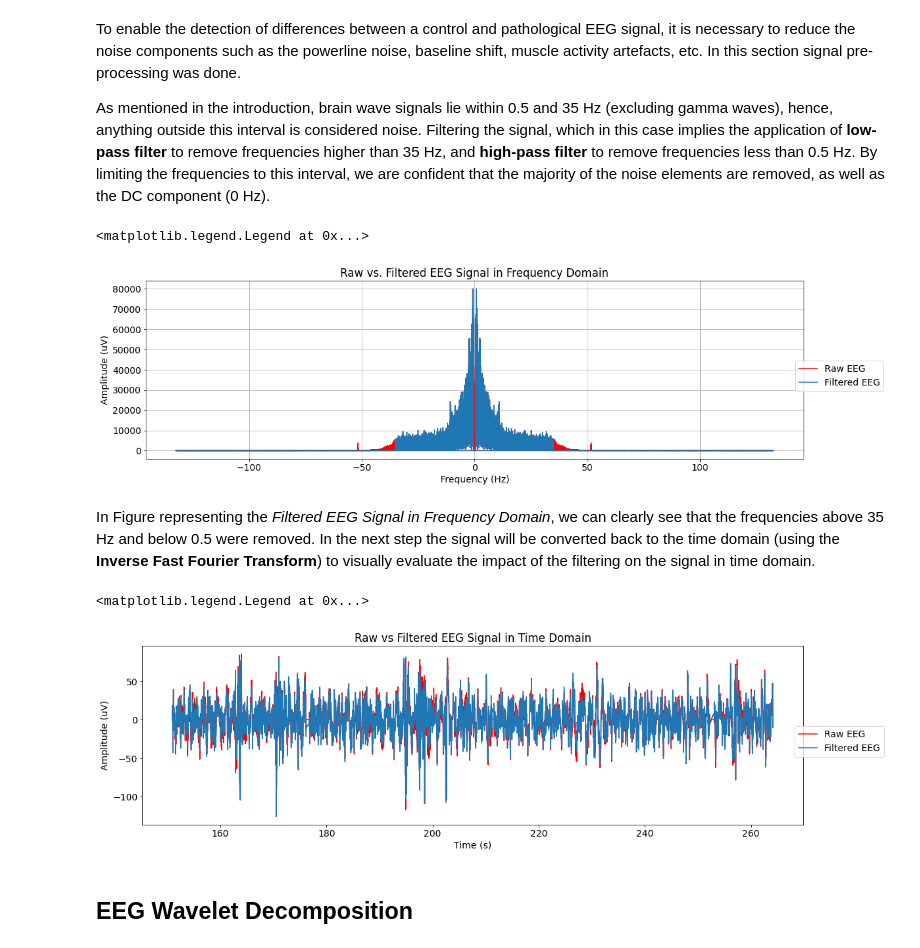
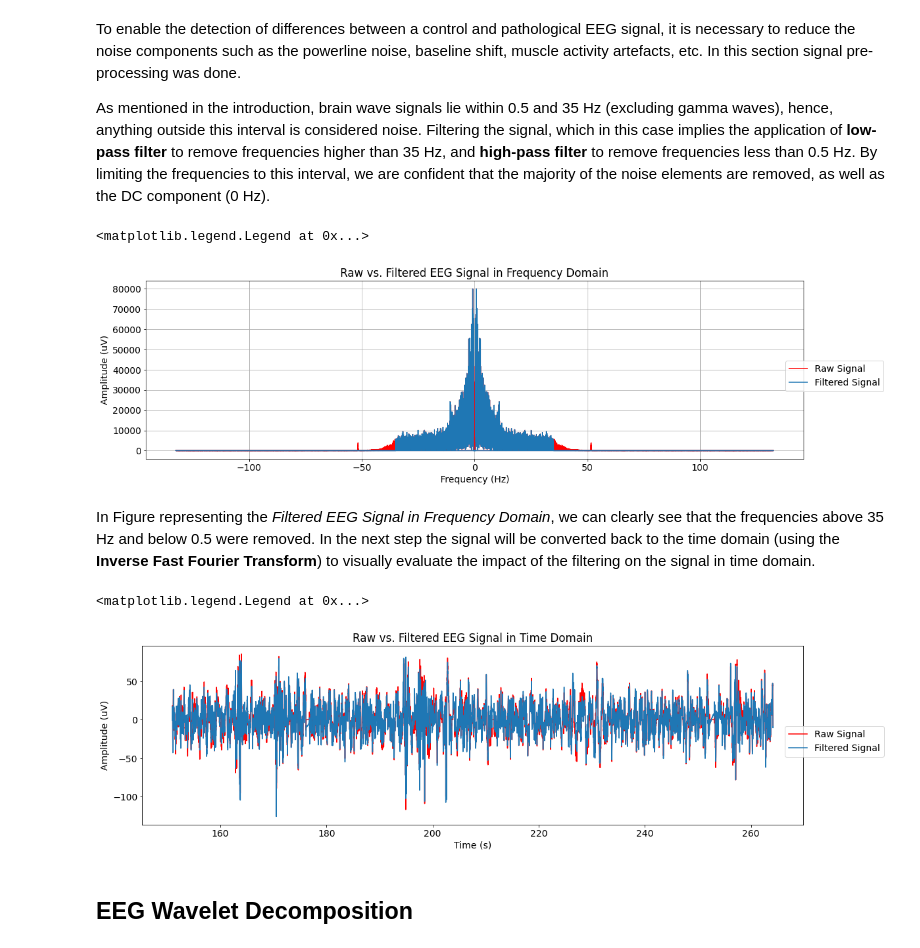
Before and after one commit to Farzini/SigPro_project, a Jupyter notebook: EEGprocessing.ipynb, the cells around one changed output. Saved outputs shown, nothing was run; the diff lists cells and outputs as text; code cells hidden in the pictures.

```diff
--- a/EEGprocessing.ipynb
+++ b/EEGprocessing.ipynb
@@ -95,10 +94,14 @@ The figure above shows the raw EEG signal in time domain. This figure does not t
 # %%
 import scipy.fftpack as fft
 # %%
-eeg_fft = fft.fft(eeg)
-amplitude = np.abs(eeg_fft)
-sample_freq = fft.fftfreq(eeg.size, d = T_s)
-amp_freq = np.array([amplitude, sample_freq]) # array of a and f for each pos
+def my_fft(eeg):
+  eeg_fft = fft.fft(eeg)
+  amplitude = np.abs(eeg_fft)
+  sample_freq = fft.fftfreq(eeg.size, d = T_s)
+  amp_freq = np.array([amplitude, sample_freq])
+  return amplitude, sample_freq, eeg_fft
+# %%
+amplitude_eeg, sample_freq_eeg, eeg_fft = my_fft(eeg)
 # %%
 fig = plt.figure()
 fig.set_figheight(5)
@@ -121,29 +124,28 @@ As mentioned in the introduction, brain wave signals lie within 0.5 and 35 Hz (e
 # %%
 # Ideal filter is applied (threshold) to remove unwanted frequencies
 eeg_fft_filtered = eeg_fft.copy()
-eeg_fft_filtered[np.abs(sample_freq) > 35] = 0
-eeg_fft_filtered[np.abs(sample_freq) < 0.5] = 0
+eeg_fft_filtered[np.abs(sample_freq_eeg) > 35] = 0
+eeg_fft_filtered[np.abs(sample_freq_eeg) < 0.5] = 0
 
 amplitude_filtered = np.abs(eeg_fft_filtered)
-sample_freq_filtered = fft.fftfreq(eeg.size, d = T_s)
-amp_freq_filtered = np.array([amplitude_filtered, sample_freq_filtered]) # array of a and f for each pos
+sample_freq_filtered = fft.fftfreq(eeg_fft_filtered.size, d = T_s)
 # %%
 fig = plt.figure()
 fig.set_figheight(5)
 fig.set_figwidth(18)
-plt.plot(sample_freq, amplitude, 'r')
+plt.plot(sample_freq_eeg, amplitude_eeg, 'r')
 plt.plot(sample_freq_filtered, amplitude_filtered)
 plt.xlabel('Frequency (Hz)')
 plt.ylabel('Amplitude (uV)')
 plt.title('Raw vs. Filtered EEG Signal in Frequency Domain')
 plt.grid()
 plt.figlegend(
-    labels = ('Raw EEG', 'Filtered EEG'),
+    labels = ('Raw Signal', 'Filtered Signal'),
     loc = 'center right',
     frameon = True)
 # %% [output]
 <matplotlib.legend.Legend at 0x...>
-[figure, old version]
+[figure, new version]
 # %% [markdown]
 In Figure representing the *Filtered EEG Signal in Frequency Domain*, we can clearly see that the frequencies above 35 Hz and below 0.5 were removed. In the next step the signal will be converted back to the time domain (using the **Inverse Fast Fourier Transform**) to visually evaluate the impact of the filtering on the signal in time domain.
 # %%
@@ -160,11 +162,11 @@ plt.xlabel('Time (s)')
 plt.ylabel('Amplitude (uV)')
 plt.title('Raw vs. Filtered EEG Signal in Time Domain')
 plt.figlegend(
-    labels = ('Raw EEG', 'Filtered EEG'),
+    labels = ('Raw Signal', 'Filtered Signal'),
     loc = 'center right',
     frameon = True)
 # %% [output]
 <matplotlib.legend.Legend at 0x...>
-[figure, old version]
+[figure, new version]
 # %% [markdown]
 ## EEG Wavelet Decomposition
```
Also changed, not shown: parts of 13 cells of this notebook.
